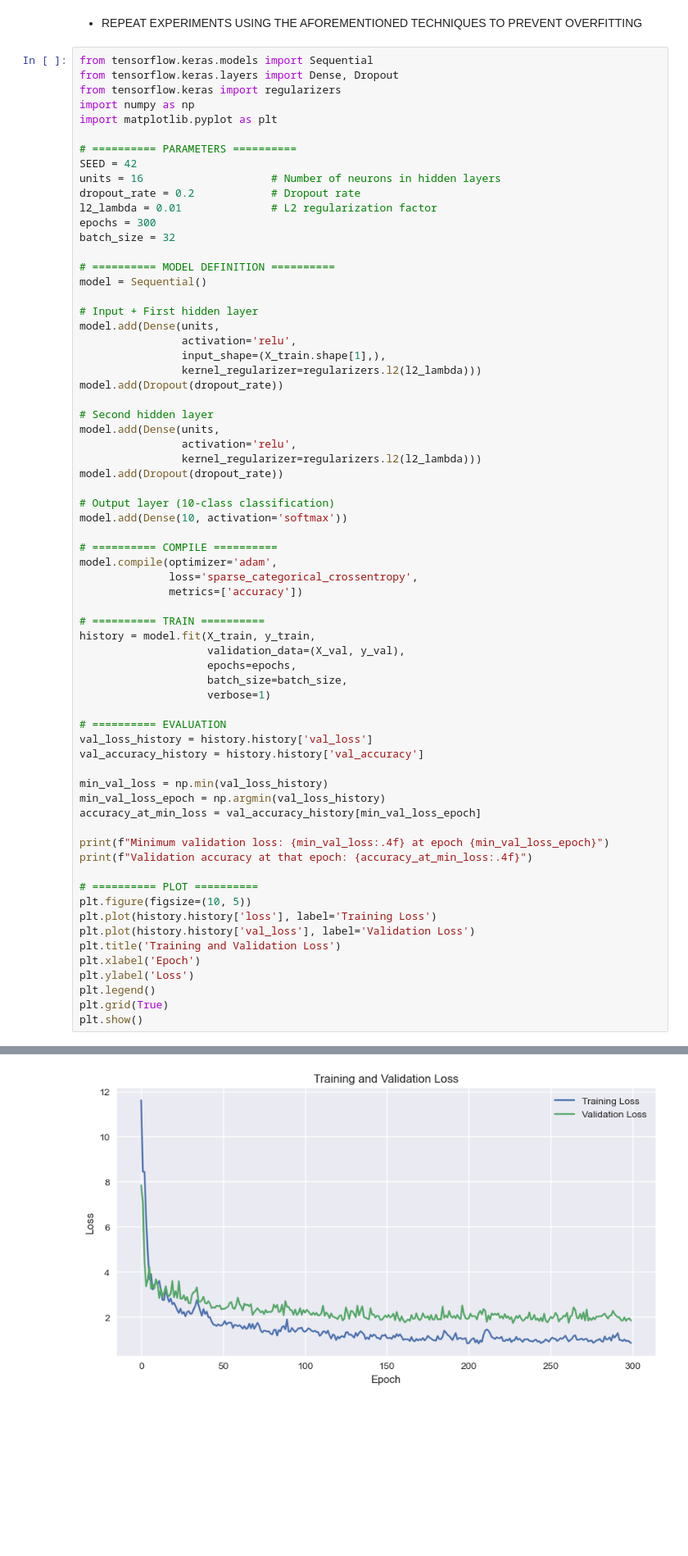
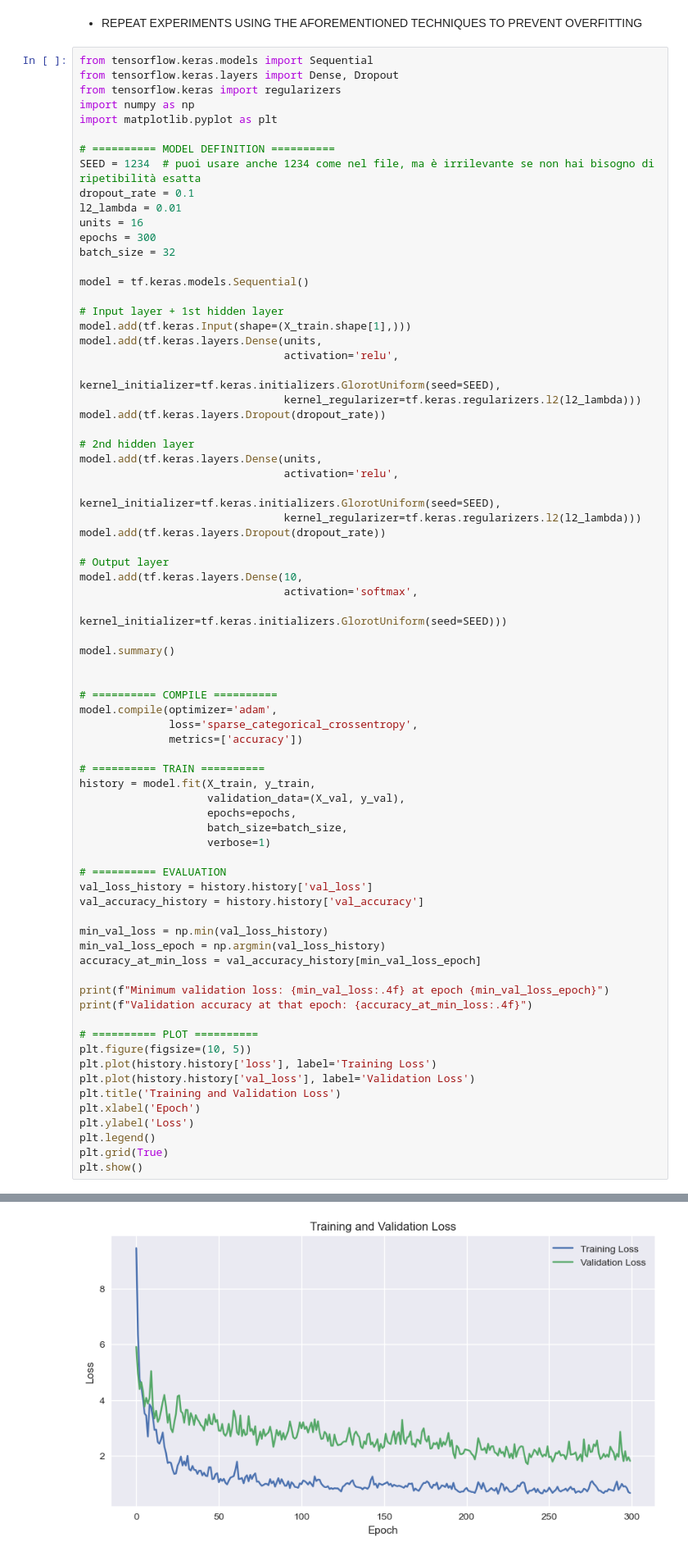
Before and after one commit to Carmenfranci/Selected, a Jupyter notebook: Student_Lab_3.ipynb, the cells around one changed output, grey strips where cells are left out. Shown at 82% size. Drawn from its saved outputs; the diff is of its cells as text; blank space fills up the shorter version.

```diff
--- a/Student_Lab_3.ipynb
+++ b/Student_Lab_3.ipynb
@@ -790,32 +790,38 @@ from tensorflow.keras import regularizers
 import numpy as np
 import matplotlib.pyplot as plt
 
-# ========== PARAMETERS ==========
-SEED = 42
-units = 16                    # Number of neurons in hidden layers
-dropout_rate = 0.2            # Dropout rate
-l2_lambda = 0.01              # L2 regularization factor
+# ========== MODEL DEFINITION ==========
+SEED = 1234  # puoi usare anche 1234 come nel file, ma è irrilevante se non hai bisogno di ripetibilità esatta
+dropout_rate = 0.1
+l2_lambda = 0.01
+units = 16
 epochs = 300
 batch_size = 32
 
-# ========== MODEL DEFINITION ==========
-model = Sequential()
+model = tf.keras.models.Sequential()
 
-# Input + First hidden layer
-model.add(Dense(units,
-                activation='relu',
-                input_shape=(X_train.shape[1],),
-                kernel_regularizer=regularizers.l2(l2_lambda)))
-model.add(Dropout(dropout_rate))
+# Input layer + 1st hidden layer
+model.add(tf.keras.Input(shape=(X_train.shape[1],)))
+model.add(tf.keras.layers.Dense(units,
+                                activation='relu',
+                                kernel_initializer=tf.keras.initializers.GlorotUniform(seed=SEED),
+                                kernel_regularizer=tf.keras.regularizers.l2(l2_lambda)))
+model.add(tf.keras.layers.Dropout(dropout_rate))
 
-# Second hidden layer
-model.add(Dense(units,
-                activation='relu',
-                kernel_regularizer=regularizers.l2(l2_lambda)))
-model.add(Dropout(dropout_rate))
+# 2nd hidden layer
+model.add(tf.keras.layers.Dense(units,
+                                activation='relu',
+                                kernel_initializer=tf.keras.initializers.GlorotUniform(seed=SEED),
+                                kernel_regularizer=tf.keras.regularizers.l2(l2_lambda)))
+model.add(tf.keras.layers.Dropout(dropout_rate))
 
-# Output layer (10-class classification)
-model.add(Dense(10, activation='softmax'))
+# Output layer
+model.add(tf.keras.layers.Dense(10,
+                                activation='softmax',
+                                kernel_initializer=tf.keras.initializers.GlorotUniform(seed=SEED)))
+
+model.summary()
+
 
 # ========== COMPILE ==========
 model.compile(optimizer='adam',
@@ -871,4 +877,4 @@ Validation accuracy at that epoch: 0.6000
-[figure, old version]
+[figure, new version]
 # %% [markdown]
 ### **Exercise 6**: CNN
 # %% [markdown]
```
Also changed, not shown: parts of 24 cells of this notebook.
